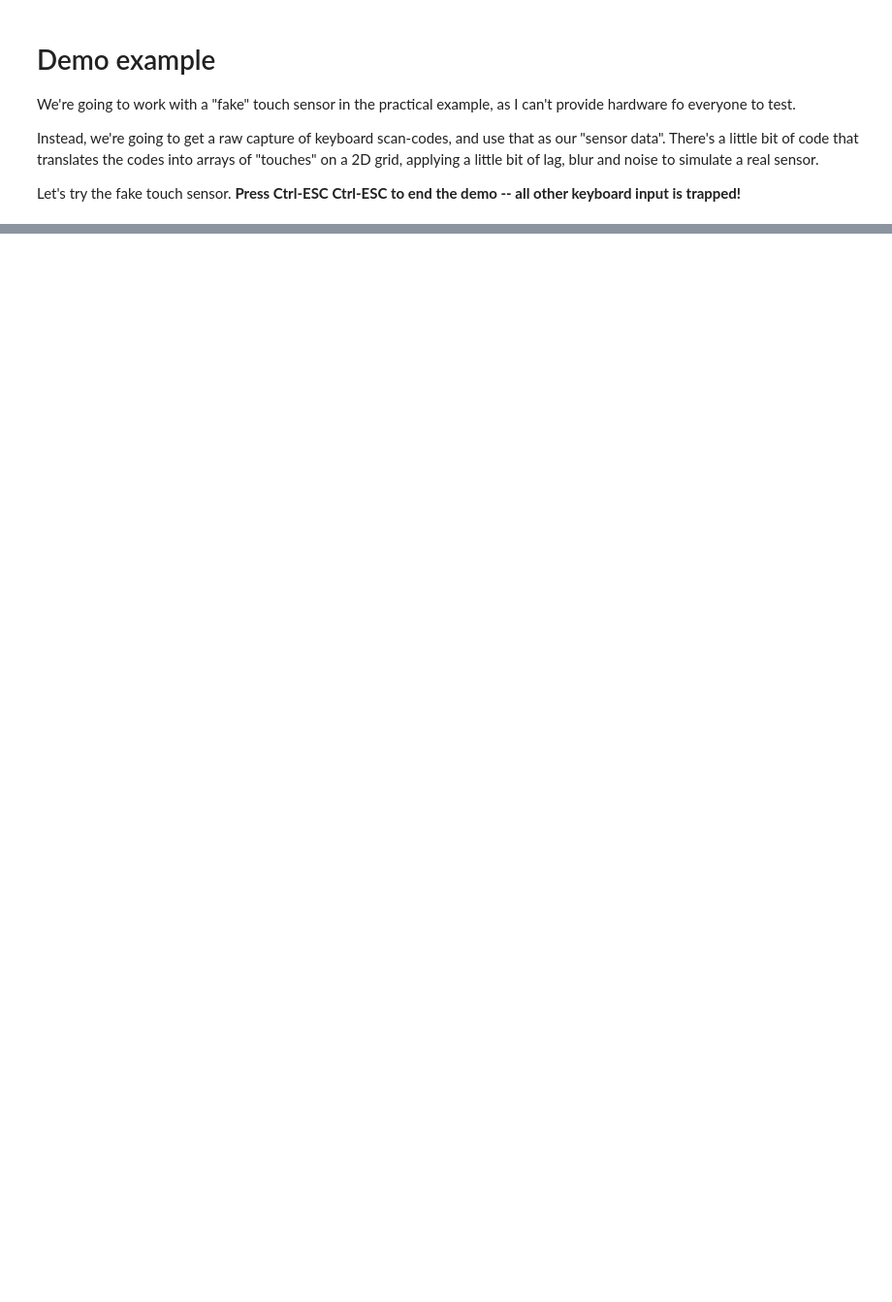
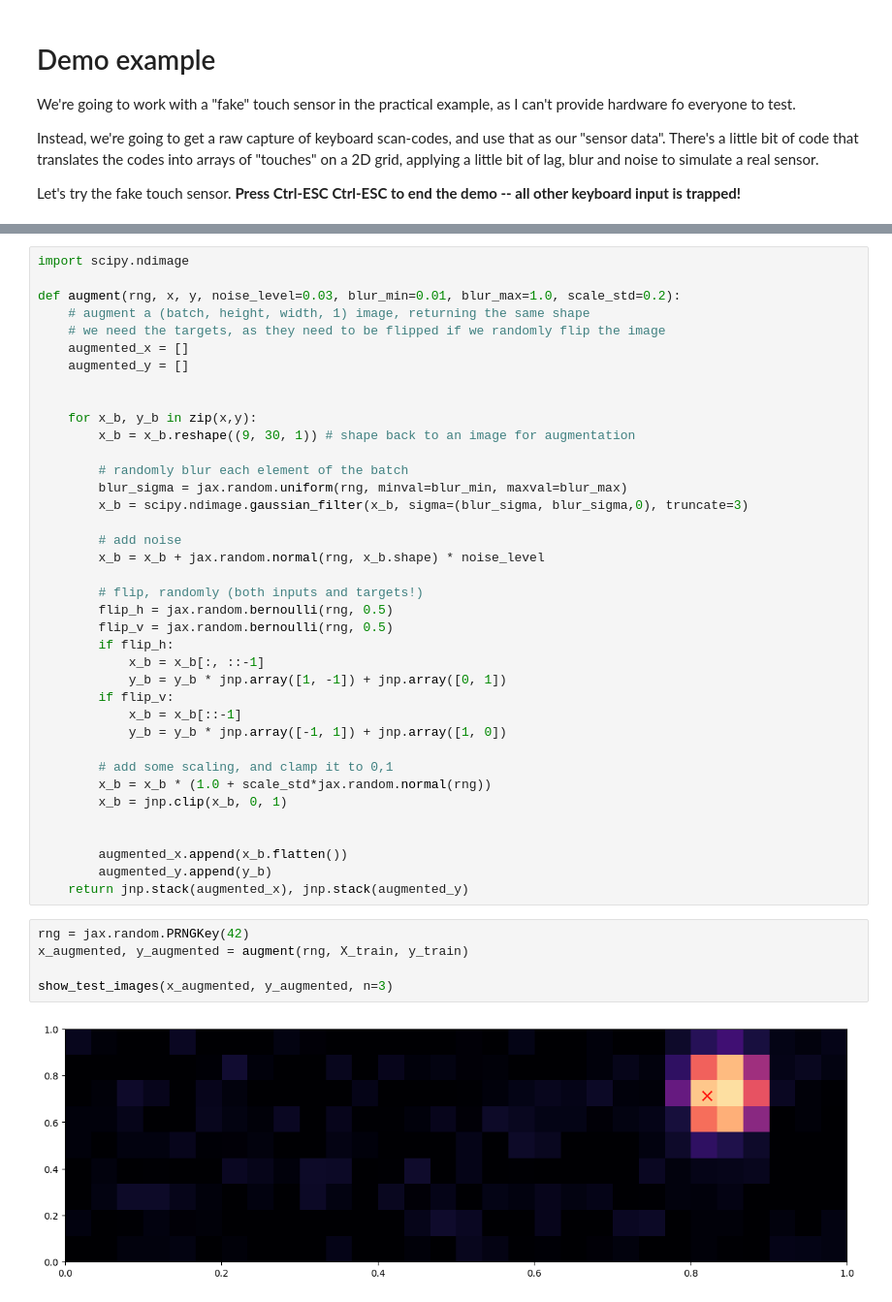
Before and after one commit to johnhw/cix_2024, a Jupyter notebook: 01_Introduction.ipynb, the cells around one changed output, grey strips where cells are left out. Shown at 97% size. Drawn from its saved outputs; the diff is of its cells as text; blank space fills up the shorter version.

```diff
--- a/01_Introduction.ipynb
+++ b/01_Introduction.ipynb
@@ -169,0 +429,45 @@ We're going to model the "fist-pointer" -- mashing your fist across the keyboard
+# %%
+import scipy.ndimage
+
+def augment(rng, x, y, noise_level=0.03, blur_min=0.01, blur_max=1.0, scale_std=0.2):
+    # augment a (batch, height, width, 1) image, returning the same shape
+    # we need the targets, as they need to be flipped if we randomly flip the image
+    augmented_x = []
+    augmented_y = []
+
+
+    for x_b, y_b in zip(x,y):
+        x_b = x_b.reshape((9, 30, 1)) # shape back to an image for augmentation
+
+        # randomly blur each element of the batch
+        blur_sigma = jax.random.uniform(rng, minval=blur_min, maxval=blur_max)
+        x_b = scipy.ndimage.gaussian_filter(x_b, sigma=(blur_sigma, blur_sigma,0), truncate=3)
+
+        # add noise
+        x_b = x_b + jax.random.normal(rng, x_b.shape) * noise_level
+
+        # flip, randomly (both inputs and targets!)
+        flip_h = jax.random.bernoulli(rng, 0.5)
+        flip_v = jax.random.bernoulli(rng, 0.5)
+        if flip_h:
+            x_b = x_b[:, ::-1]
+            y_b = y_b * jnp.array([1, -1]) + jnp.array([0, 1])
+        if flip_v:
+            x_b = x_b[::-1]
+            y_b = y_b * jnp.array([-1, 1]) + jnp.array([1, 0])
+
+        # add some scaling, and clamp it to 0,1
+        x_b = x_b * (1.0 + scale_std*jax.random.normal(rng))
+        x_b = jnp.clip(x_b, 0, 1)
+
+
+        augmented_x.append(x_b.flatten())
+        augmented_y.append(y_b)
+    return jnp.stack(augmented_x), jnp.stack(augmented_y)
+# %%
+rng = jax.random.PRNGKey(42)
+x_augmented, y_augmented = augment(rng, X_train, y_train)
+
+show_test_images(x_augmented, y_augmented, n=3)
+# %% [output]
+[figure, added]
```
Also changed, not shown: parts of 39 cells of this notebook, 9 other files.
